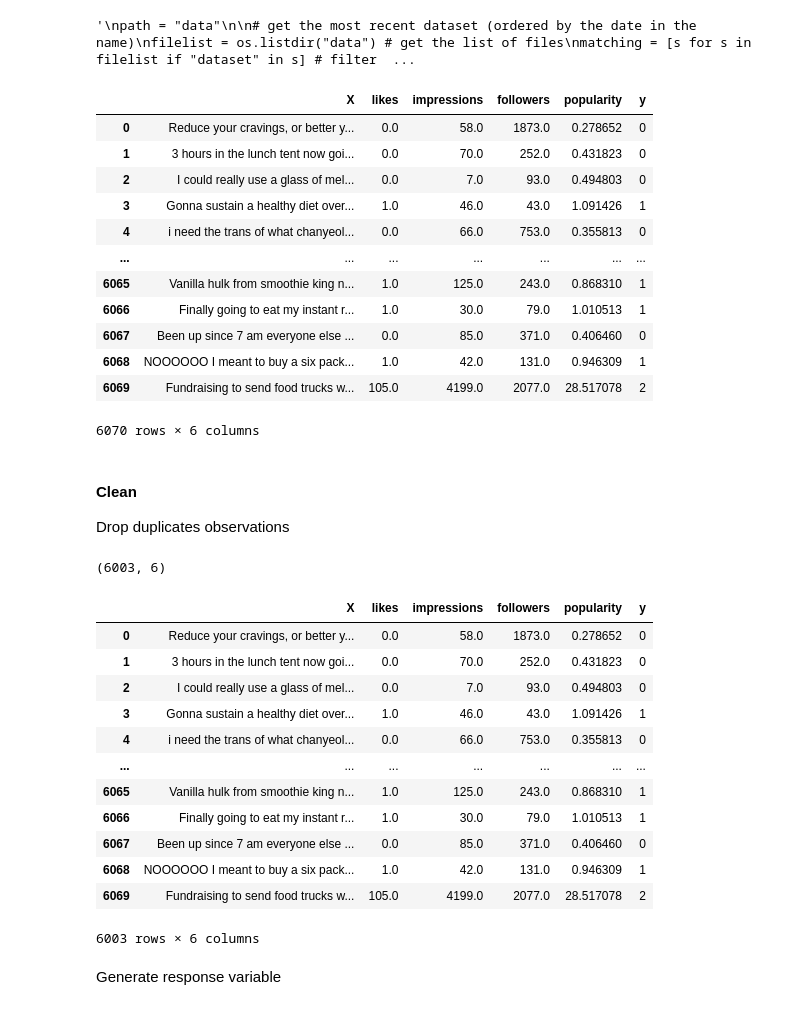
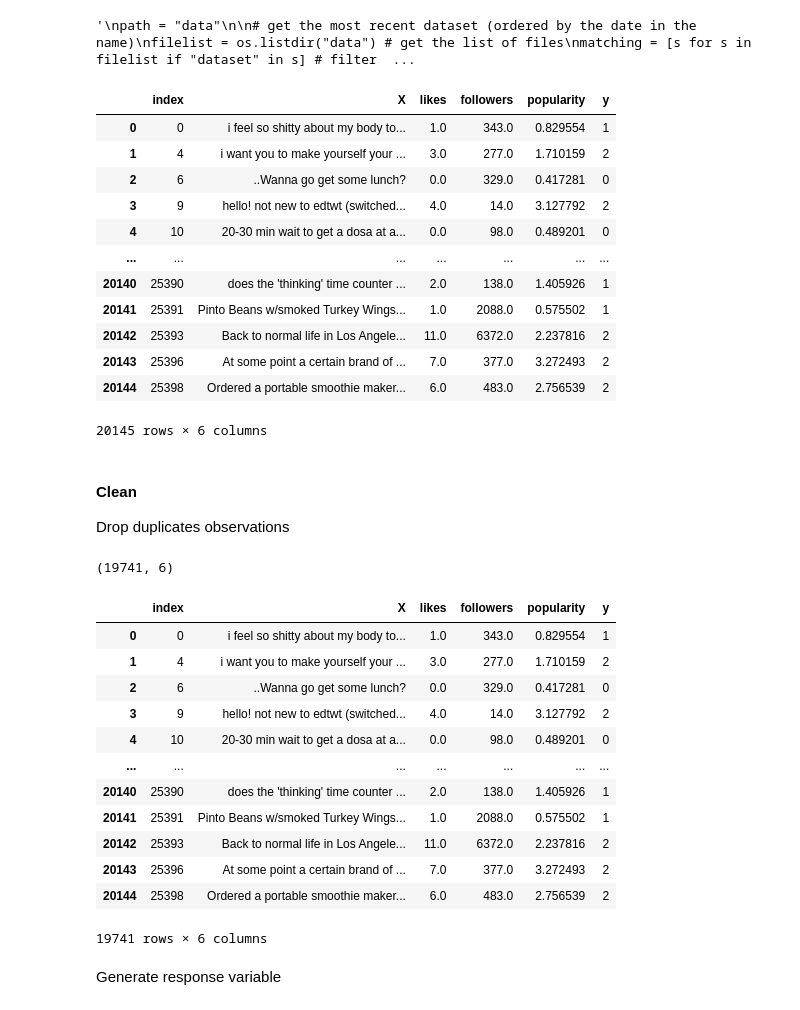
Before and after one commit to giemsei/dssc-ml, a Jupyter notebook: preprocessing.ipynb, the cells around one changed output. Drawn from its saved outputs; the diff is of its cells as text; code cells hidden in the pictures.

```diff
--- a/preprocessing.ipynb
+++ b/preprocessing.ipynb
@@ -30,33 +30,33 @@ df = df.rename(columns={"Text": "text", "Retweet": "retweet", "Likes": "likes",
 '\npath = "data"\n\n# get the most recent dataset (ordered by the date in the name)\nfilelist = os.listdir("data") # get the list of files\nmatching = [s for s in filelist if "dataset" in s] # filter  ...
 # %%
 #path = "datasets/619439/"
-path = "datasets/710527/"
+path = "datasets/joined/"
 #path = ""
 #df = pd.read_csv(path+"debug_set_614548.csv")
 #df = pd.read_csv(path+"debug_set_619439.csv")
 #df = pd.read_csv(path+"dataset_pop.csv")
-df = pd.read_csv(path+"dataset_pop-by-likes.csv")
+df = pd.read_csv(path+"dataset_pop.csv")
 #df = pd.read_csv(path+"dataset_raw.csv")
 
 
 #path = "datasets/619439/"
 #df = pd.concat([df, pd.read_csv(path+"dataset_pop.csv")])
 df = df.rename(columns={"text": "X", "pop_level": "y"})
 display(df)
 # %% [output]
-|  | X | likes | impressions | followers | popularity | y |
-| 0 | Reduce your cravings, or better y... | 0.0 | 58.0 | 1873.0 | 0.278652 | 0 |
-| 1 | 3 hours in the lunch tent now goi... | 0.0 | 70.0 | 252.0 | 0.431823 | 0 |
-| 2 | I could really use a glass of mel... | 0.0 | 7.0 | 93.0 | 0.494803 | 0 |
-| 3 | Gonna sustain a healthy diet over... | 1.0 | 46.0 | 43.0 | 1.091426 | 1 |
-| 4 | i need the trans of what chanyeol... | 0.0 | 66.0 | 753.0 | 0.355813 | 0 |
+|  | index | X | likes | followers | popularity | y |
+| 0 | 0 | i feel so shitty about my body to... | 1.0 | 343.0 | 0.829554 | 1 |
+| 1 | 4 | i want you to make yourself your ... | 3.0 | 277.0 | 1.710159 | 2 |
+| 2 | 6 | ..Wanna go get some lunch? | 0.0 | 329.0 | 0.417281 | 0 |
+| 3 | 9 | hello! not new to edtwt (switched... | 4.0 | 14.0 | 3.127792 | 2 |
+| 4 | 10 | 20-30 min wait to get a dosa at a... | 0.0 | 98.0 | 0.489201 | 0 |
 | ... | ... | ... | ... | ... | ... | ... |
-| 6065 | Vanilla hulk from smoothie king n... | 1.0 | 125.0 | 243.0 | 0.868310 | 1 |
-| 6066 | Finally going to eat my instant r... | 1.0 | 30.0 | 79.0 | 1.010513 | 1 |
-| 6067 | Been up since 7 am everyone else ... | 0.0 | 85.0 | 371.0 | 0.406460 | 0 |
-| 6068 | NOOOOOO I meant to buy a six pack... | 1.0 | 42.0 | 131.0 | 0.946309 | 1 |
-| 6069 | Fundraising to send food trucks w... | 105.0 | 4199.0 | 2077.0 | 28.517078 | 2 |
+| 20140 | 25390 | does the 'thinking' time counter ... | 2.0 | 138.0 | 1.405926 | 1 |
+| 20141 | 25391 | Pinto Beans w/smoked Turkey Wings... | 1.0 | 2088.0 | 0.575502 | 1 |
+| 20142 | 25393 | Back to normal life in Los Angele... | 11.0 | 6372.0 | 2.237816 | 2 |
+| 20143 | 25396 | At some point a certain brand of ... | 7.0 | 377.0 | 3.272493 | 2 |
+| 20144 | 25398 | Ordered a portable smoothie maker... | 6.0 | 483.0 | 2.756539 | 2 |
-6070 rows × 6 columns
+20145 rows × 6 columns
 # %% [markdown]
 #### Clean
 Drop duplicates observations
@@ -66,20 +66,20 @@ df = df.drop_duplicates(subset='X', keep='first')
 print(df.shape)
 display(df)
 # %% [output]
-(6003, 6)
+(19741, 6)
-|  | X | likes | impressions | followers | popularity | y |
-| 0 | Reduce your cravings, or better y... | 0.0 | 58.0 | 1873.0 | 0.278652 | 0 |
-| 1 | 3 hours in the lunch tent now goi... | 0.0 | 70.0 | 252.0 | 0.431823 | 0 |
-| 2 | I could really use a glass of mel... | 0.0 | 7.0 | 93.0 | 0.494803 | 0 |
-| 3 | Gonna sustain a healthy diet over... | 1.0 | 46.0 | 43.0 | 1.091426 | 1 |
-| 4 | i need the trans of what chanyeol... | 0.0 | 66.0 | 753.0 | 0.355813 | 0 |
+|  | index | X | likes | followers | popularity | y |
+| 0 | 0 | i feel so shitty about my body to... | 1.0 | 343.0 | 0.829554 | 1 |
+| 1 | 4 | i want you to make yourself your ... | 3.0 | 277.0 | 1.710159 | 2 |
+| 2 | 6 | ..Wanna go get some lunch? | 0.0 | 329.0 | 0.417281 | 0 |
+| 3 | 9 | hello! not new to edtwt (switched... | 4.0 | 14.0 | 3.127792 | 2 |
+| 4 | 10 | 20-30 min wait to get a dosa at a... | 0.0 | 98.0 | 0.489201 | 0 |
 | ... | ... | ... | ... | ... | ... | ... |
-| 6065 | Vanilla hulk from smoothie king n... | 1.0 | 125.0 | 243.0 | 0.868310 | 1 |
-| 6066 | Finally going to eat my instant r... | 1.0 | 30.0 | 79.0 | 1.010513 | 1 |
-| 6067 | Been up since 7 am everyone else ... | 0.0 | 85.0 | 371.0 | 0.406460 | 0 |
-| 6068 | NOOOOOO I meant to buy a six pack... | 1.0 | 42.0 | 131.0 | 0.946309 | 1 |
-| 6069 | Fundraising to send food trucks w... | 105.0 | 4199.0 | 2077.0 | 28.517078 | 2 |
+| 20140 | 25390 | does the 'thinking' time counter ... | 2.0 | 138.0 | 1.405926 | 1 |
+| 20141 | 25391 | Pinto Beans w/smoked Turkey Wings... | 1.0 | 2088.0 | 0.575502 | 1 |
+| 20142 | 25393 | Back to normal life in Los Angele... | 11.0 | 6372.0 | 2.237816 | 2 |
+| 20143 | 25396 | At some point a certain brand of ... | 7.0 | 377.0 | 3.272493 | 2 |
+| 20144 | 25398 | Ordered a portable smoothie maker... | 6.0 | 483.0 | 2.756539 | 2 |
-6003 rows × 6 columns
+19741 rows × 6 columns
 # %% [markdown]
 Generate response variable
 # %% [markdown]
```
Also changed, not shown: parts of 11 cells of this notebook.
